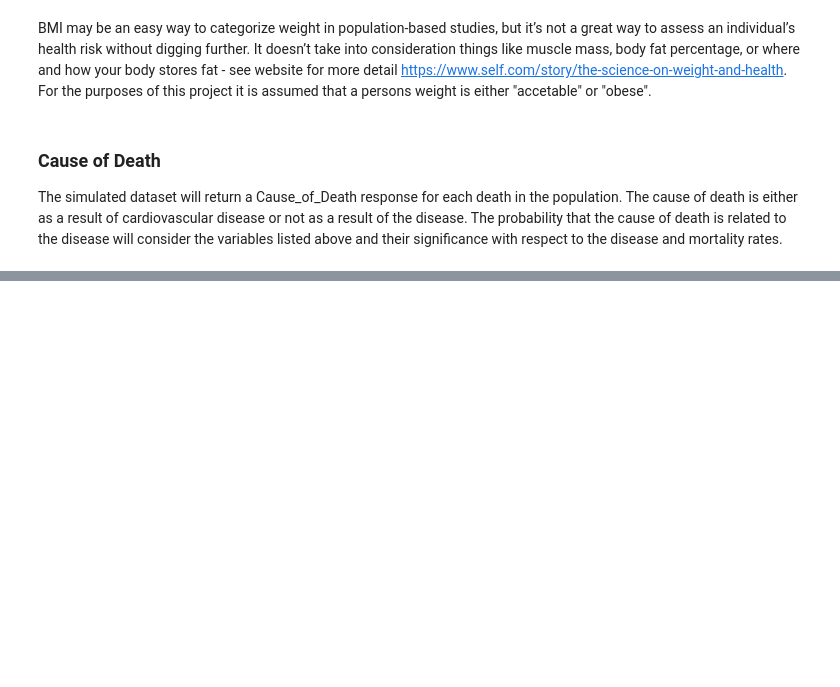
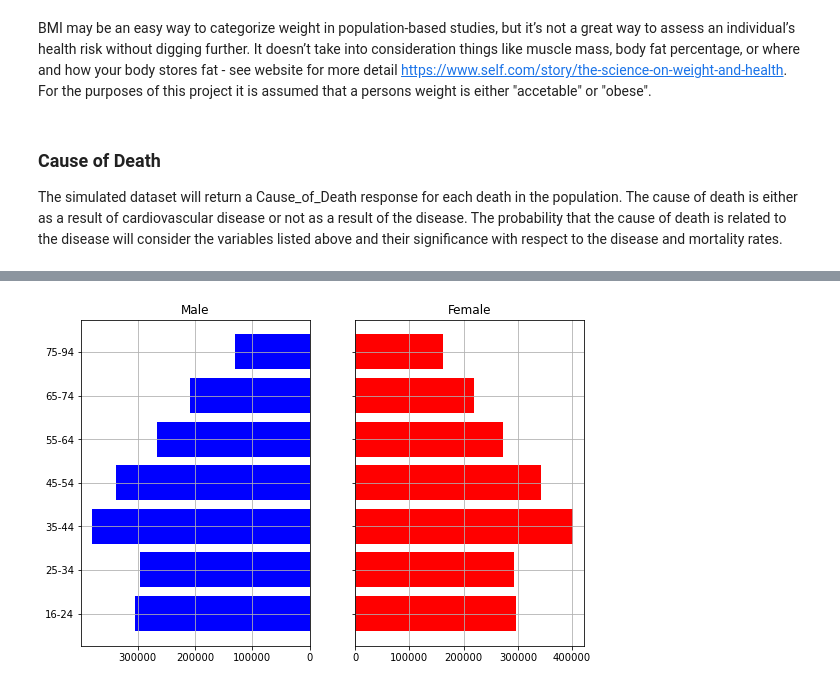
Before and after one commit to juliandunne1234/pada_project_g00267940, a Jupyter notebook: dataset_simulation_project.ipynb, the cells around one changed output, grey strips where cells are left out. Cells and saved outputs as stored; diff of their text form; code cells hidden in the pictures; blank space fills up the shorter version.

```diff
--- a/dataset_simulation_project.ipynb
+++ b/dataset_simulation_project.ipynb
@@ -66,0 +81,10 @@ The simulated dataset will return a Cause_of_Death response for each death in th
+# %%
+#Skip rows 1-3 as study will not include population less than 16 years of age
+df_population = pd.read_csv("Ireland-2020.csv", skiprows=[1,2,3])
+
+#Group data by Age_group and sum the male/female population for each age group
+df_population = df_population.groupby(['Age_group']).agg({'M': ['sum'], 'F': ['sum']}).reset_index()
+df_population.columns=(['Age_group', 'M', 'F'])
+df_population
+
+#Method to sum the male and female columns found on https://www.statology.org/pandas-groupby-aggregate-multiple-columns/
@@ -66,0 +100,25 @@ The simulated dataset will return a Cause_of_Death response for each death in th
+# %%
+#Plot the number of males v females for each age group in the population
+#see website https://www.statology.org/population-pyramid-python/ for pyramid subplot code
+
+#Specify the x and y axis
+y = range(len(df_population))
+x_male = df_population['M']
+x_female = df_population['F']
+
+#Configure the chart
+fig, axes = plt.subplots(ncols=2, sharey=True, figsize=(9, 6))
+axes[0].barh(y, x_male, align='center', color='blue')
+axes[0].set(title='Male')
+axes[1].barh(y, x_female, align='center', color='red')
+axes[1].set(title='Female')
+
+#Define the 'Age group' for the chart and invert so that charts are mirroring
+axes[0].set(yticks=y, yticklabels=df_population['Age_group'])
+axes[0].invert_xaxis()
+axes[0].grid()
+axes[1].grid()
+
+plt.show()
+# %% [output]
+[figure, added]
```
Also changed, not shown: parts of 14 cells of this notebook, 1 other file.
